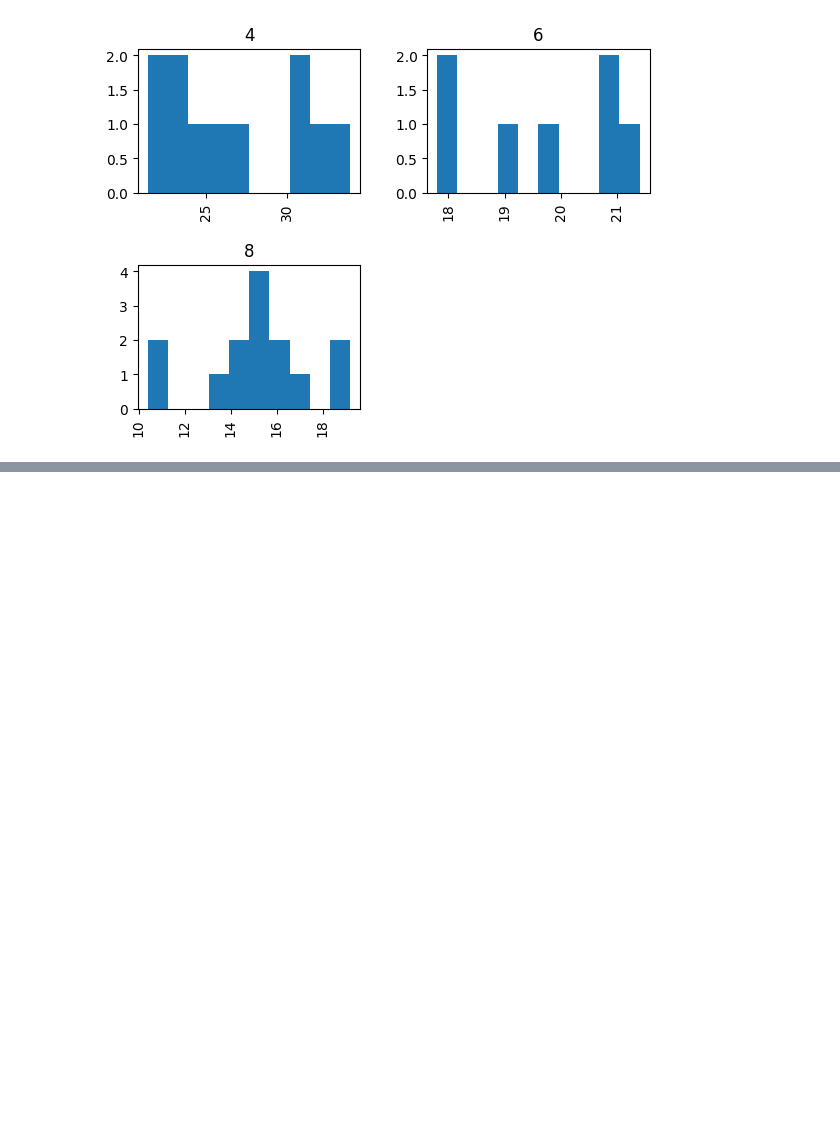
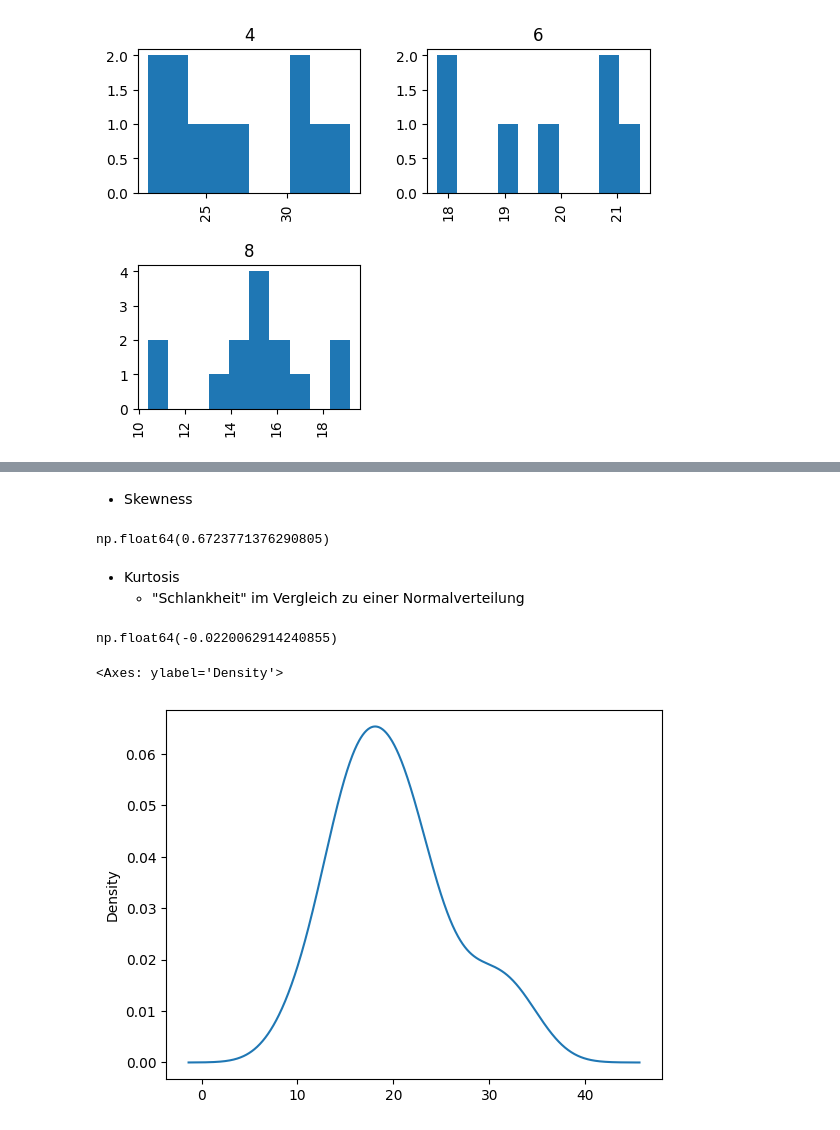
Before and after one commit to Javacream/org.javacream.training.python, a Jupyter notebook: DataAnalysis/motorcars/motorcars.ipynb, the cells around one changed output, grey strips where cells are left out. Drawn from its saved outputs; the diff is of its cells as text; code cells hidden in the pictures; blank space fills up the shorter version.

```diff
--- a/DataAnalysis/motorcars/motorcars.ipynb
+++ b/DataAnalysis/motorcars/motorcars.ipynb
@@ -151,0 +170,18 @@ array([[<Axes: title={'center': '4'}>, <Axes: title={'center': '6'}>],
+# %% [markdown]
+* Skewness
+# %%
+df['mpg'].skew()
+# %% [output]
+np.float64(0.6723771376290805)
+# %% [markdown]
+* Kurtosis
+  * "Schlankheit" im Vergleich zu einer Normalverteilung
+# %%
+df['mpg'].kurt()
+# %% [output]
+np.float64(-0.0220062914240855)
+# %%
+df['mpg'].plot(kind='density')
+# %% [output]
+<Axes: ylabel='Density'>
+[figure, added]
```
Also changed, not shown: parts of 4 cells of this notebook.
